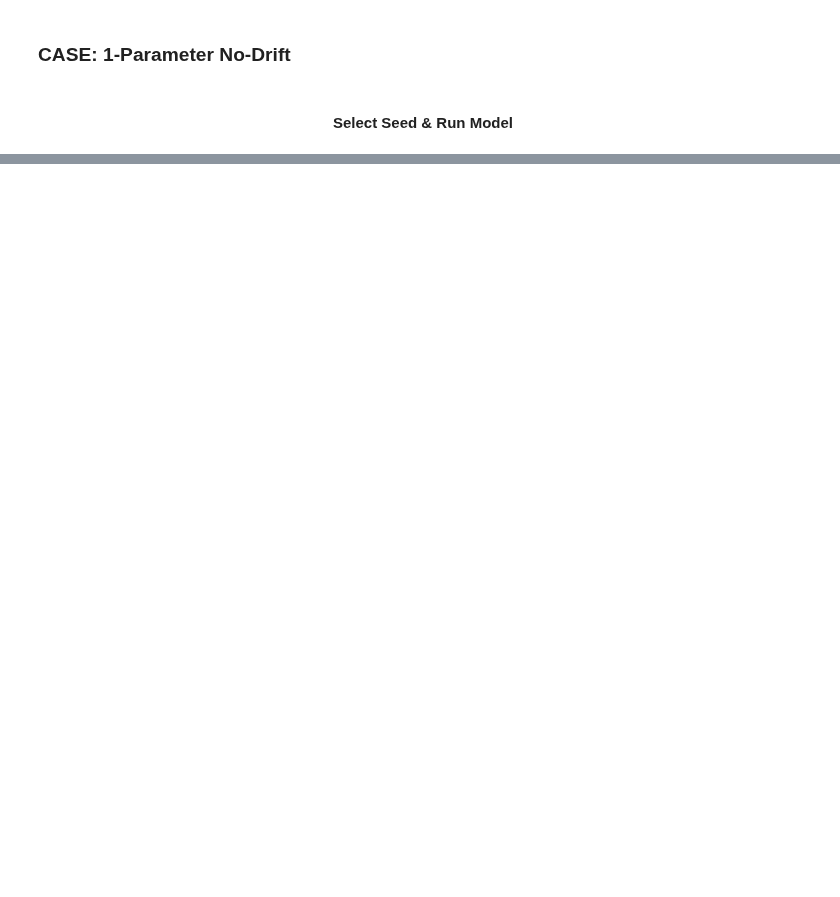
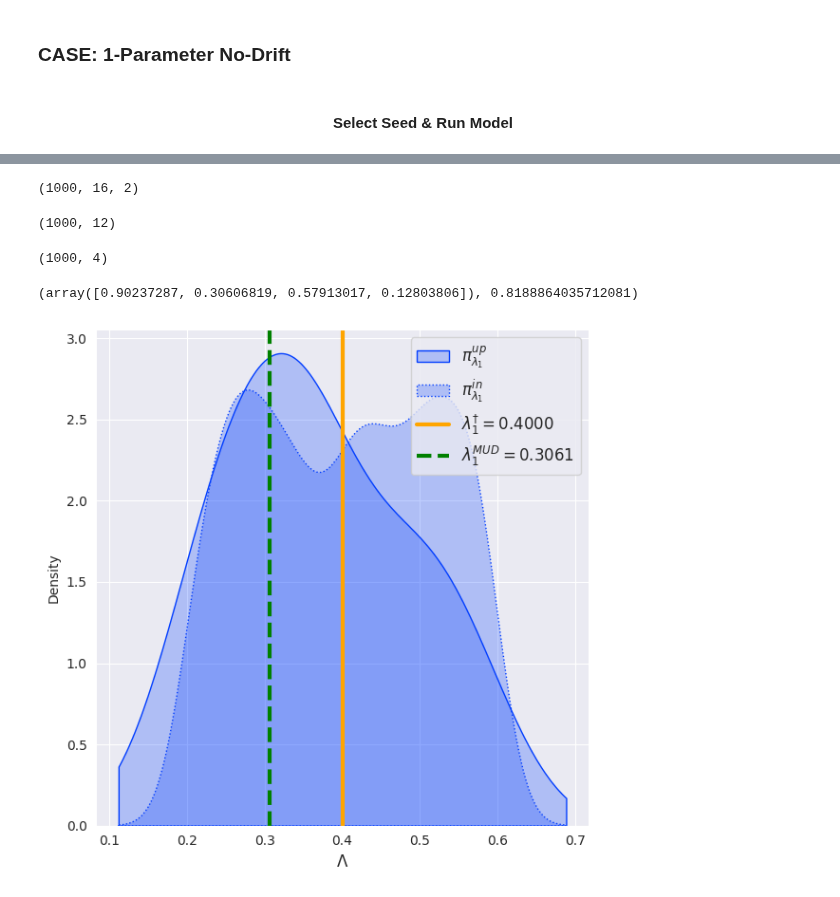
Before and after one commit to UT-CHG/pyDCI, a Jupyter notebook: notebooks/ModelClassTest.ipynb, the cells around one changed output, grey strips where cells are left out. Saved outputs shown, nothing was run; the diff lists cells and outputs as text; code cells hidden in the pictures; blank space fills up the shorter version.

```diff
--- a/notebooks/ModelClassTest.ipynb
+++ b/notebooks/ModelClassTest.ipynb
@@ -132,0 +159,3 @@ state_dsstate_ds['ts'].argmax()
+# %%
+state_df, pfs = lvm_model.forward_solve(0, 5, samples=samples)
+state_df
@@ -132,0 +181,29 @@ state_dsstate_ds['ts'].argmax()
+# %%
+pfs.shape
+# %% [output]
+(1000, 16, 2)
+# %%
+
+q_lam.shape
+# %% [output]
+(1000, 12)
+# %%
+lam = samples
+lam.shape
+# %% [output]
+(1000, 4)
+# %%
+from pydci.utils import get_df
+data = get_df(state_df.loc[state_df['sample_flag']], 'true_vals', size=2)
+data = data.reshape(-1,1)
+# %%
+from pydci.MUDProblem import MUDProblem
+
+mud_prob = MUDProblem(lam, q_lam, data, 0.4, max_nc=2)
+mud_prob.mud_point(), mud_prob.expected_ratio()
+# %% [output]
+(array([0.90237287, 0.30606819, 0.57913017, 0.12803806]), 0.8188864035712081)
+# %%
+ax = mud_prob.plot_param_state(param_idxs=[1], plot_initial=True, true_vals=[lv_p1])
+# %% [output]
+[figure, added]
```
Also changed, not shown: parts of 9 cells of this notebook, 16 other files.
